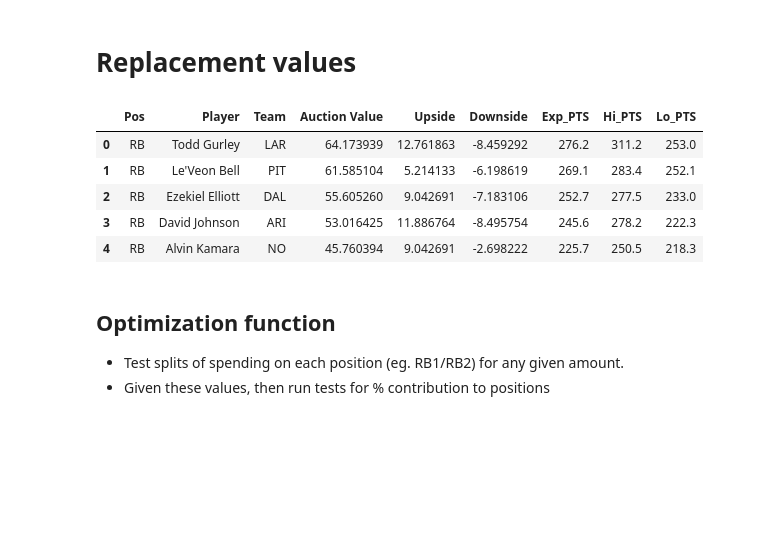
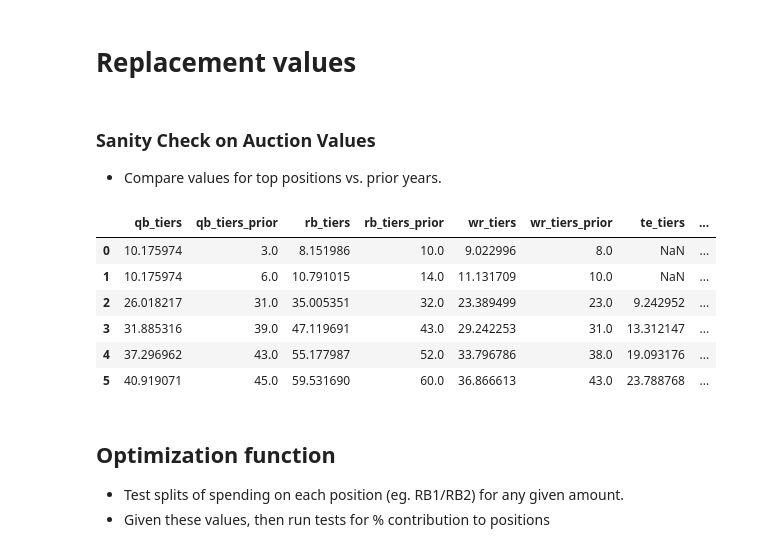
Before and after one commit to flint-hasset/Fantasy-Football, a Jupyter notebook: Fantasy Football VBD Model.ipynb, the cells around one changed output. Saved outputs shown, nothing was run; the diff lists cells and outputs as text; code cells hidden in the pictures; blank space fills up the shorter version.

```diff
--- a/Fantasy Football VBD Model.ipynb
+++ b/Fantasy Football VBD Model.ipynb
@@ -19,4 +19,5 @@ import matplotlib.pyplot as plt
 df_raw_stats = pd.read_csv(r'C:\Users\stefa\OneDrive\Documents\Analysis Projects\Fantasy Modeling\Football\2018 Data\Combined_data.csv')
 # %%
 df_raw_stats = df_raw_stats.fillna(0)
+df_raw_stats = df_raw_stats.where(df_raw_stats['Player']!='Derrius Guice').dropna()
 df_raw_stats['Position_Rank'] = df_raw_stats.groupby('Pos')['Exp_PTS'].rank(ascending=False)
@@ -29,7 +26,7 @@ df_raw_stats.shape
 # %%
 teams = 12
 buyin = 200
-qb_start, qb_bench = 2,0.25
+qb_start, qb_bench = 2,0.35
 rb_start, rb_bench = 2.5, .5
 wr_start, wr_bench = 2.5, 2
 te_start, te_bench = 1, .25
@@ -43,7 +40,7 @@ te_waiver = int(teams*(te_start+te_bench)+1)
 # %% [markdown]
 ## Run assumptions
 # %%
-starters =.90
+starters = .94
 ### position multipliers based on prior years
 # %% [markdown]
 # Replacement values
@@ -93,16 +90,72 @@ df_op['Upside'] = (df_op['Hi_PTS']-df_op['Exp_PTS'])*value_per_pt
 df_op.dropna()
 df_op.sort_values(by=['Auction Value'], ascending=False)
 df_pres = df_op[['Pos','Player','Team','Auction Value','Upside','Downside','Exp_PTS','Hi_PTS','Lo_PTS']]
-df_pres.sort_values(by=['Auction Value'], ascending=False).head(5)
+df_pres = df_pres.sort_values(by=['Auction Value'], ascending=False)
-# %% [output]
-|  | Pos | Player | Team | Auction Value | Upside | Downside | Exp_PTS | Hi_PTS | Lo_PTS |
-| 0 | RB | Todd Gurley | LAR | 64.173939 | 12.761863 | -8.459292 | 276.2 | 311.2 | 253.0 |
-| 1 | RB | Le'Veon Bell | PIT | 61.585104 | 5.214133 | -6.198619 | 269.1 | 283.4 | 252.1 |
-| 2 | RB | Ezekiel Elliott | DAL | 55.605260 | 9.042691 | -7.183106 | 252.7 | 277.5 | 233.0 |
-| 3 | RB | David Johnson | ARI | 53.016425 | 11.886764 | -8.495754 | 245.6 | 278.2 | 222.3 |
-| 4 | RB | Alvin Kamara | NO | 45.760394 | 9.042691 | -2.698222 | 225.7 | 250.5 | 218.3 |
 # %%
 df_pres.to_csv(r'C:\Users\stefa\OneDrive\Documents\Analysis Projects\Fantasy Modeling\Football\2018 Data\Auction_values.csv')
+# %% [markdown]
+### Sanity Check on Auction Values
+- Compare values for top positions vs. prior years.
+# %%
+#prior year table:
+qb_tiers_prior = [3,6,31,39,43,45]
+rb_tiers_prior = [10,14,32,43,52,60]
+wr_tiers_prior = [8,10,23,31,38,43]
+te_tiers_prior = [0,0,6,12,17,22]
+
+qb_tiers = []
+rb_tiers = []
+wr_tiers = []
+te_tiers = []
+
+
+tiers = [40,30,20,10,5,3]
+
+
+for x in tiers:
+    if x > 20:
+        tiers_cap = 20
+    else:
+        tiers_cap = 0
+    temp = df_op['Auction Value'].where(np.logical_and(df_op['Pos']=='QB', df_op['Auction Value']>0)).dropna()[tiers_cap:x].mean()
+    qb_tiers.append(temp)
+
+for x in tiers:
+    if x > 20:
+        tiers_cap = 20
+    else:
+        tiers_cap = 0
+    temp = df_op['Auction Value'].where(np.logical_and(df_op['Pos']=='RB', df_op['Auction Value']>0)).dropna()[tiers_cap:x].mean()
+    rb_tiers.append(temp)
+
+for x in tiers:
+    if x > 20:
+        tiers_cap = 20
+    else:
+        tiers_cap = 0
+    temp = df_op['Auction Value'].where(np.logical_and(df_op['Pos']=='WR', df_op['Auction Value']>0)).dropna()[tiers_cap:x].mean()
+    wr_tiers.append(temp)
+for x in tiers:
+    if x > 20:
+        tiers_cap = 20
+    else:
+        tiers_cap = 0
+    temp = df_op['Auction Value'].where(np.logical_and(df_op['Pos']=='TE', df_op['Auction Value']>0)).dropna()[tiers_cap:x].mean()
+    te_tiers.append(temp)
+
+
+
+df_tiers = pd.DataFrame(np.column_stack([qb_tiers,qb_tiers_prior,rb_tiers,rb_tiers_prior,wr_tiers,wr_tiers_prior,te_tiers,te_tiers_prior]),
+                      columns =['qb_tiers','qb_tiers_prior','rb_tiers','rb_tiers_prior','wr_tiers','wr_tiers_prior','te_tiers','te_tiers_prior'])
+df_tiers
+# %% [output]
+|  | qb_tiers | qb_tiers_prior | rb_tiers | rb_tiers_prior | wr_tiers | wr_tiers_prior | te_tiers | ... |
+| 0 | 10.175974 | 3.0 | 8.151986 | 10.0 | 9.022996 | 8.0 | NaN | ... |
+| 1 | 10.175974 | 6.0 | 10.791015 | 14.0 | 11.131709 | 10.0 | NaN | ... |
+| 2 | 26.018217 | 31.0 | 35.005351 | 32.0 | 23.389499 | 23.0 | 9.242952 | ... |
+| 3 | 31.885316 | 39.0 | 47.119691 | 43.0 | 29.242253 | 31.0 | 13.312147 | ... |
+| 4 | 37.296962 | 43.0 | 55.177987 | 52.0 | 33.796786 | 38.0 | 19.093176 | ... |
+| 5 | 40.919071 | 45.0 | 59.531690 | 60.0 | 36.866613 | 43.0 | 23.788768 | ... |
 # %% [markdown]
 ## Optimization function
 - Test splits of spending on each position (eg. RB1/RB2) for any given amount.
```
Also changed, not shown: parts of 19 cells of this notebook.
